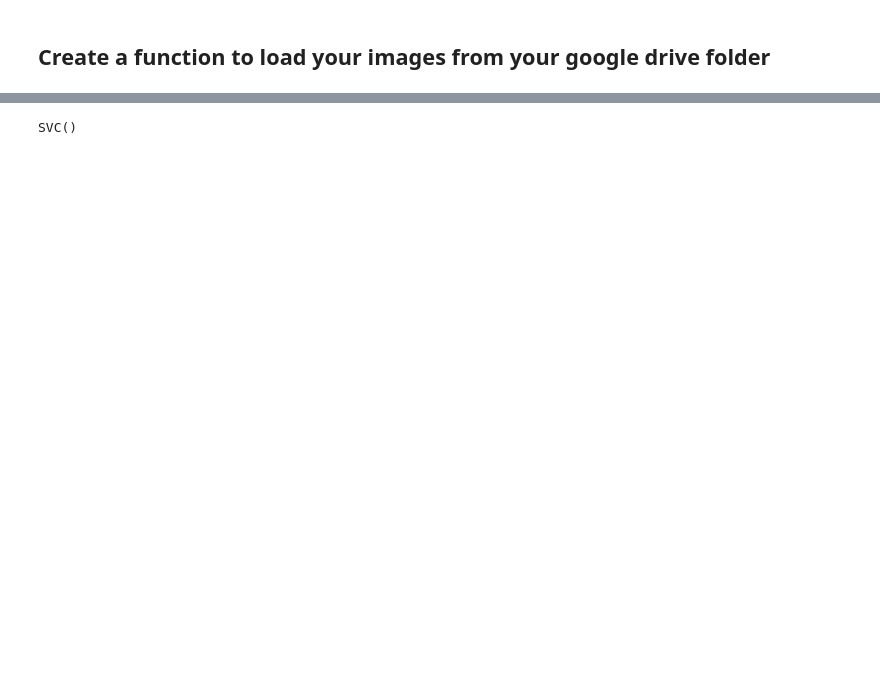
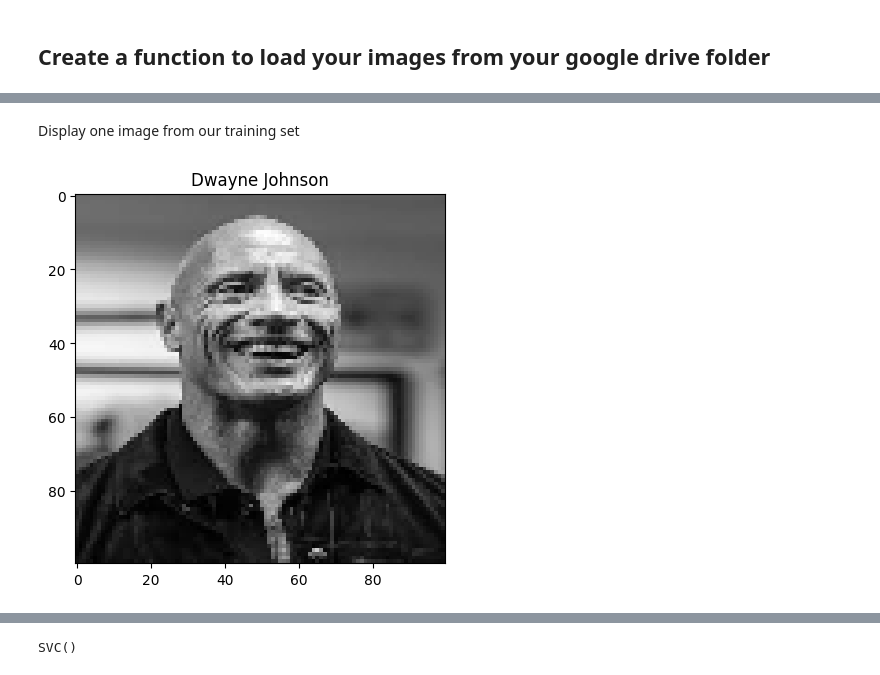
Before and after one commit to robitussin/CCMACLRL, a Jupyter notebook: 7 - Support Vector Machine/implementation/Personal_Face_Recogntion_using_SVM.ipynb, the cells around one changed output, grey strips where cells are left out. Drawn from its saved outputs; the diff is of its cells as text; code cells hidden in the pictures; blank space fills up the shorter version.

```diff
--- a/7 - Support Vector Machine/implementation/Personal_Face_Recogntion_using_SVM.ipynb
+++ b/7 - Support Vector Machine/implementation/Personal_Face_Recogntion_using_SVM.ipynb
@@ -59,0 +69,2 @@ images, labels = load_images_from_folder('/content/drive/My Drive/Images/')
+# %%
+images, labels = load_images_from_folder('/content/drive/My Drive/Images/Train')
@@ -71,0 +87,14 @@ array([0, 0, 0, 0, 0, 1, 1, 1, 1, 1, 2, 2])
+# %% [markdown]
+Display one image from our training set
+# %%
+# Get a sample image and its corresponding name
+image = images[0].reshape(100,100)  # Access the first image
+name = labels[0]  # Get the name corresponding to the image
+
+# Display the image
+plt.imshow(image, cmap="gray")
+plt.title(name)
+plt.axis('on')  # Hide axes
+plt.show()
+# %% [output]
+[figure, added]
```
Also changed, not shown: parts of 26 cells of this notebook.
